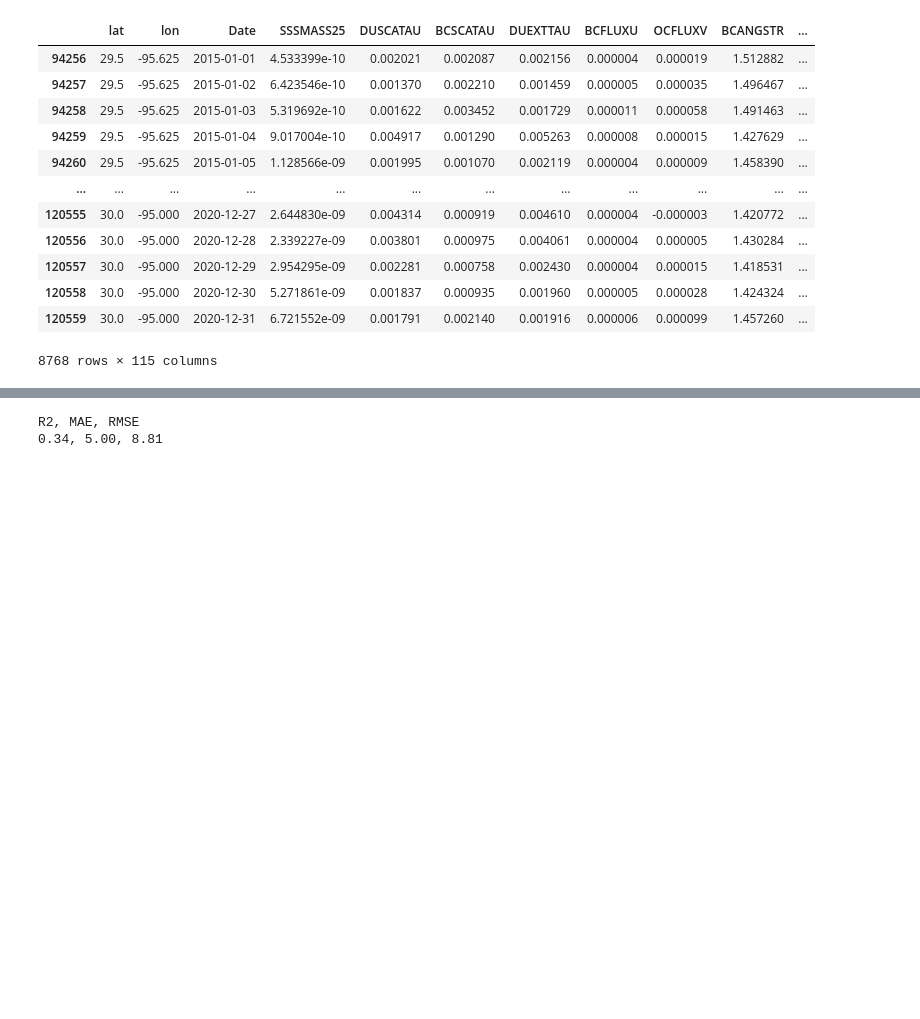
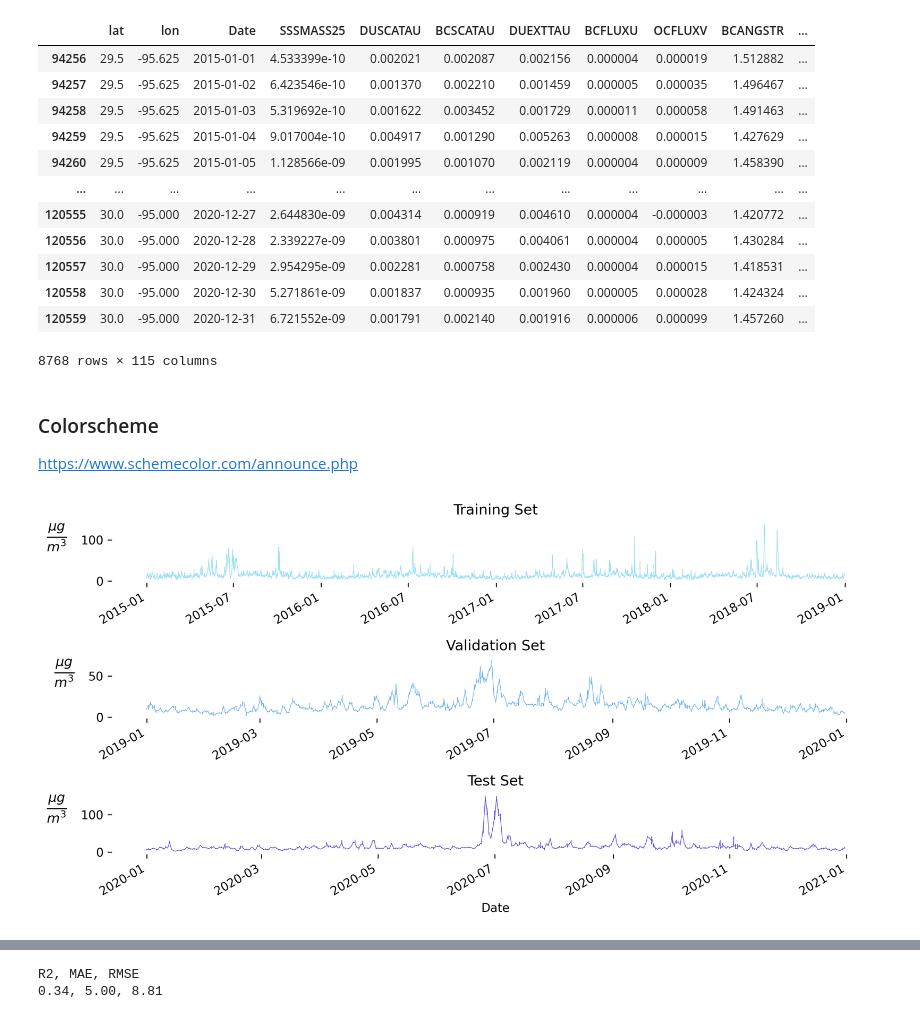
Before and after one commit to K20shores/HoustonPM2.5, a Jupyter notebook: Analysis.ipynb, the cells around one changed output, grey strips where cells are left out. Cells and saved outputs as stored; diff of their text form; code cells hidden in the pictures; blank space fills up the shorter version.

```diff
--- a/Analysis.ipynb
+++ b/Analysis.ipynb
@@ -3,6 +3,11 @@ import pandas as pd
 import numpy as np
 import xarray as xr
 import matplotlib.pyplot as plt
+# %%
+plt.rcParams['axes.spines.top'] = False
+plt.rcParams['axes.spines.bottom'] = False
+plt.rcParams['axes.spines.left'] = False
+plt.rcParams['axes.spines.right'] = False
 # %%
 with xr.open_dataset('data/MERRA-2/merged.nc4') as ds:
     ds.load()
@@ -35,6 +40,10 @@ df
 | 120558 | 30.0 | -95.000 | 2020-12-30 | 5.271861e-09 | 0.001837 | 0.000935 | 0.001960 | 0.000005 | 0.000028 | 1.424324 | ... |
 | 120559 | 30.0 | -95.000 | 2020-12-31 | 6.721552e-09 | 0.001791 | 0.002140 | 0.001916 | 0.000006 | 0.000099 | 1.457260 | ... |
 8768 rows × 115 columns
+# %% [markdown]
+### Colorscheme
+
+https://www.schemecolor.com/announce.php
 # %%
 train_filt = df['Date'] < '2019-01-01'
 val_filt = (df['Date'] > '2018-12-31') & (df['Date'] < '2020-01-01')
@@ -76,6 +85,26 @@ def subset_dataframe(df, filt):
 train = subset_dataframe(df, train_filt)
 val = subset_dataframe(df, val_filt)
 test = subset_dataframe(df, test_filt)
+# %%
+fig, (ax1, ax2, ax3) = plt.subplots(3, 1, figsize=(10, 5.09), dpi=300)
+
+train['PM2.5'].plot(ax = ax1, lw=.5, color='#9CDEF6')
+val['PM2.5'].plot(ax = ax2, lw=.5, color='#6CB0F2')
+test['PM2.5'].plot(ax = ax3, lw=.5, color='#6549DA')
+
+ax1.set_xlabel('')
+ax2.set_xlabel('')
+
+ax1.set_title('Training Set')
+ax2.set_title('Validation Set')
+ax3.set_title('Test Set')
+
+for ax in [ax1, ax2, ax3]:
+    ax.set_ylabel(r'$\frac{\mu g}{m^3}$', rotation=0, fontsize=16, labelpad=20)
+
+fig.tight_layout()
+# %% [output]
+[figure, added]
 # %%
 fig, ax = plt.subplots(dpi=300)
 
```
Also changed, not shown: parts of 42 cells of this notebook.
